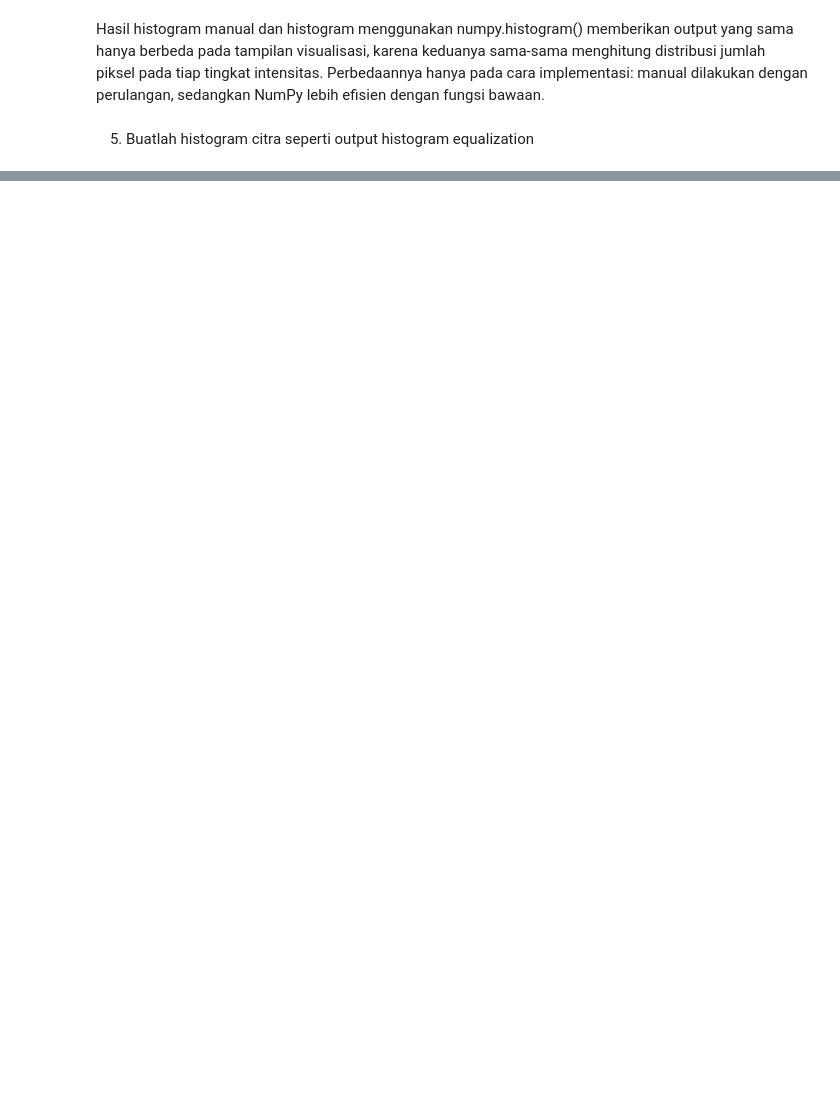
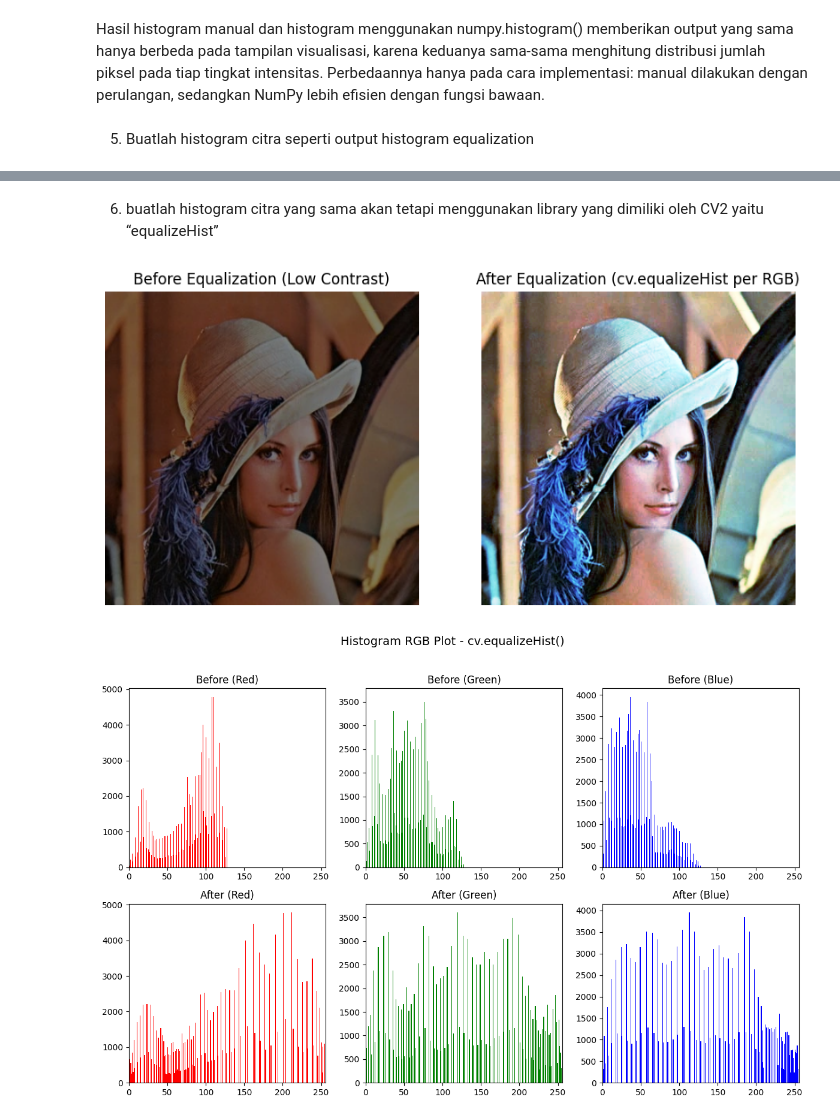
Before and after one commit to Vemas144/PCVK_Ganjil_2025, a Jupyter notebook: Week6.ipynb, the cells around one changed output, grey strips where cells are left out. Drawn from its saved outputs; the diff is of its cells as text; code cells hidden in the pictures; blank space fills up the shorter version.

```diff
--- a/Week6.ipynb
+++ b/Week6.ipynb
@@ -129,0 +186,55 @@ for y in range(img.shape[0]):
+# %% [markdown]
+6. buatlah histogram citra yang sama akan tetapi
+menggunakan library yang dimiliki oleh CV2 yaitu “equalizeHist”
+# %%
+# Baca gambar berwarna
+img = cv.imread('/content/drive/MyDrive/images/Lena_lc.jpg')
+img = cv.cvtColor(img, cv.COLOR_BGR2RGB)
+
+def equalize_hist_cv2_rgb(img_rgb):
+    r, g, b = cv.split(img_rgb)
+    r_eq = cv.equalizeHist(r)
+    g_eq = cv.equalizeHist(g)
+    b_eq = cv.equalizeHist(b)
+    img_eq = cv.merge((r_eq, g_eq, b_eq))
+    return img_eq, (r, g, b, r_eq, g_eq, b_eq)
+
+# Gunakan gambar low contrast sama seperti sebelumnya
+lena_lc = cv.convertScaleAbs(img, alpha=0.5, beta=0)
+equalized_cv_rgb, (r, g, b, r_eq, g_eq, b_eq) = equalize_hist_cv2_rgb(lena_lc)
+
+# --- Tampilkan hasil before & after ---
+plt.figure(figsize=(10,5))
+plt.subplot(1,2,1)
+plt.imshow(lena_lc)
+plt.title("Before Equalization (Low Contrast)")
+plt.axis("off")
+
+plt.subplot(1,2,2)
+plt.imshow(equalized_cv_rgb)
+plt.title("After Equalization (cv.equalizeHist per RGB)")
+plt.axis("off")
+plt.show()
+
+# --- Plot Histogram RGB ---
+colors = ['r','g','b']
+titles = ['Red','Green','Blue']
+
+plt.figure(figsize=(12,8))
+plt.suptitle("Histogram RGB Plot - cv.equalizeHist()", fontsize=14)
+
+for i, (orig, eq, color, title) in enumerate(zip([r,g,b],[r_eq,g_eq,b_eq],colors,titles)):
+    plt.subplot(2,3,i+1)
+    plt.hist(orig.flatten(), bins=256, color=color)
+    plt.title(f"Before ({title})")
+    plt.xlim([0,256])
+    plt.subplot(2,3,i+4)
+    plt.hist(eq.flatten(), bins=256, color=color)
+    plt.title(f"After ({title})")
+    plt.xlim([0,256])
+
+plt.tight_layout(rect=[0,0,1,0.96])
+plt.show()
+# %% [output]
+[figure, added]
+[figure, added]
```
Also changed, not shown: parts of 10 cells of this notebook.
